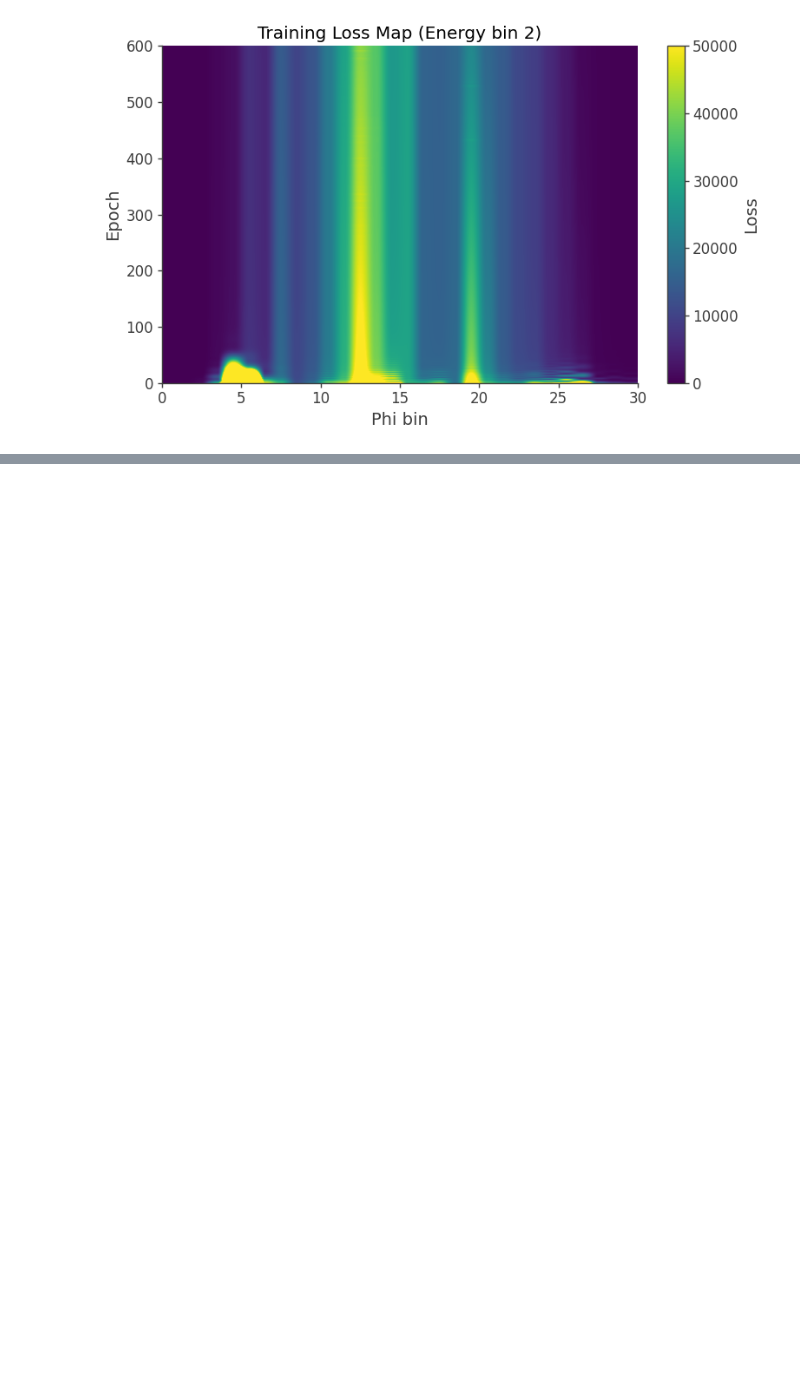
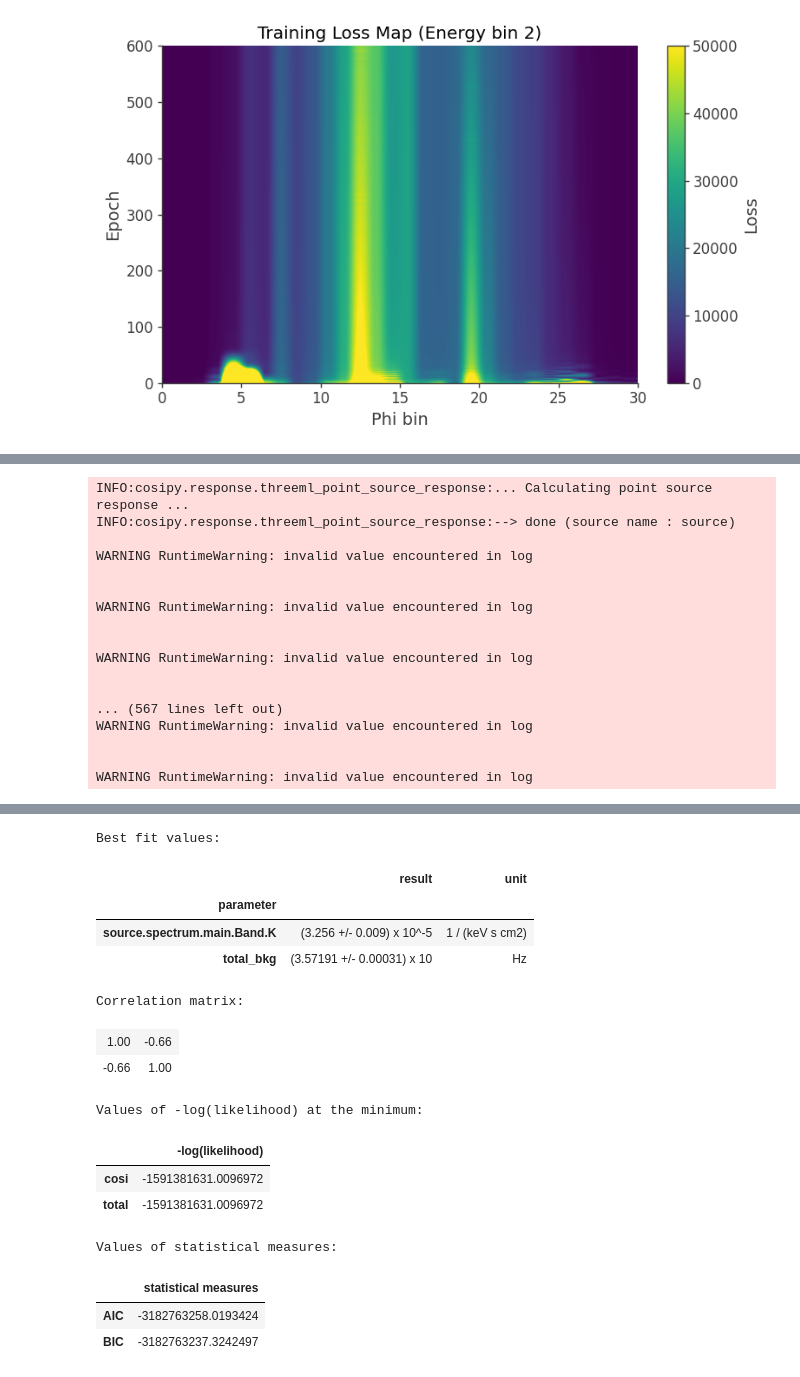
Before and after one commit to ckarwin/cosipy, a Jupyter notebook: docs/tutorials/background_estimation/continuum_estimation/BG_estimationNN_example.ipynb, the cells around one changed output, grey strips where cells are left out. Cells and saved outputs as stored; diff of their text form; code cells hidden in the pictures; blank space fills up the shorter version.

Commit message:
NN tutorial

```diff
--- a/docs/tutorials/background_estimation/continuum_estimation/BG_estimationNN_example.ipynb
+++ b/docs/tutorials/background_estimation/continuum_estimation/BG_estimationNN_example.ipynb
@@ -195,0 +299,23 @@ INFO:cosipy.background_estimation.ContinuumEstimationNN:Total time elapsed: 7.14
+# %%
+# Orientation file:
+sc_orientation = SpacecraftHistory.open(ori_file)
+
+# Detector response:
+dr = FullDetectorResponse.open(dr_file)
+instrument_response = BinnedInstrumentResponse(dr)
+
+# Load Crab data:
+crab = BinnedData(input_yaml)
+crab.load_binned_data_from_hdf5(binned_data=crab_data)
+
+# Load BG model true:
+bg = BinnedData(input_yaml)
+bg.load_binned_data_from_hdf5(binned_data=background_model)
+
+# Load BG model estimated:
+bg_est = BinnedData(input_yaml)
+bg_est.load_binned_data_from_hdf5(binned_data=estimated_bg)
+
+# Load total data:
+total = BinnedData(input_yaml)
+total.load_binned_data_from_hdf5(binned_data=total_data)
@@ -195,0 +363,18 @@ INFO:cosipy.background_estimation.ContinuumEstimationNN:Total time elapsed: 7.14
+# %%
+# Nuisance parameter guess, bounds, etc.
+for bkg_label in bkg_dist.keys():
+    cosi.bkg_parameter[bkg_label] = Parameter(bkg_label,  # background parameter
+                                    1,  # initial value of parameter
+                                    min_value=0,  # minimum value of parameter
+                                    max_value= 100,  # maximum value of parameter
+                                    delta=0.05,  # initial step used by fitting engine
+                                    unit = u.Hz
+                                          )
+
+# Load the astromodel for the Crab (this is the same model as
+# used in the DC2 Crab tutorial):
+model = astromodels.load_model('/project/ckarwin/astro/chris/cosi/cosipy_development/continuum_bg_estimation/ai_inpainting/Run_4/crab_DC2_astromodel.yaml')
+
+
+# Define plugin and fit:
+plugins = DataList(cosi) # If we had multiple instruments, we would do e.g. DataList(cosi, lat, hawc, ...)
@@ -195,0 +385,5 @@ INFO:cosipy.background_estimation.ContinuumEstimationNN:Total time elapsed: 7.14
+# %%
+like = JointLikelihood(model, plugins, verbose = False)
+
+like.fit()
+# %% [output]
@@ -195,0 +391,17 @@ INFO:cosipy.background_estimation.ContinuumEstimationNN:Total time elapsed: 7.14
+INFO:cosipy.response.threeml_point_source_response:... Calculating point source response ...
+INFO:cosipy.response.threeml_point_source_response:--> done (source name : source)
+
+WARNING RuntimeWarning: invalid value encountered in log
+
+
+WARNING RuntimeWarning: invalid value encountered in log
+
+
+WARNING RuntimeWarning: invalid value encountered in log
+
+
+... (567 lines left out)
+WARNING RuntimeWarning: invalid value encountered in log
+
+
+WARNING RuntimeWarning: invalid value encountered in log
@@ -195,0 +409,16 @@ INFO:cosipy.background_estimation.ContinuumEstimationNN:Total time elapsed: 7.14
+Best fit values:
+|  | result | unit |
+| parameter |  |  |
+| source.spectrum.main.Band.K | (3.256 +/- 0.009) x 10^-5 | 1 / (keV s cm2) |
+| total_bkg | (3.57191 +/- 0.00031) x 10 | Hz |
+Correlation matrix:
+| 1.00 | -0.66 |
+| -0.66 | 1.00 |
+Values of -log(likelihood) at the minimum:
+|  | -log(likelihood) |
+| cosi | -1591381631.0096972 |
+| total | -1591381631.0096972 |
+Values of statistical measures:
+|  | statistical measures |
+| AIC | -3182763258.0193424 |
+| BIC | -3182763237.3242497 |
```
Also changed, not shown: parts of 48 cells of this notebook, 3 other files.
